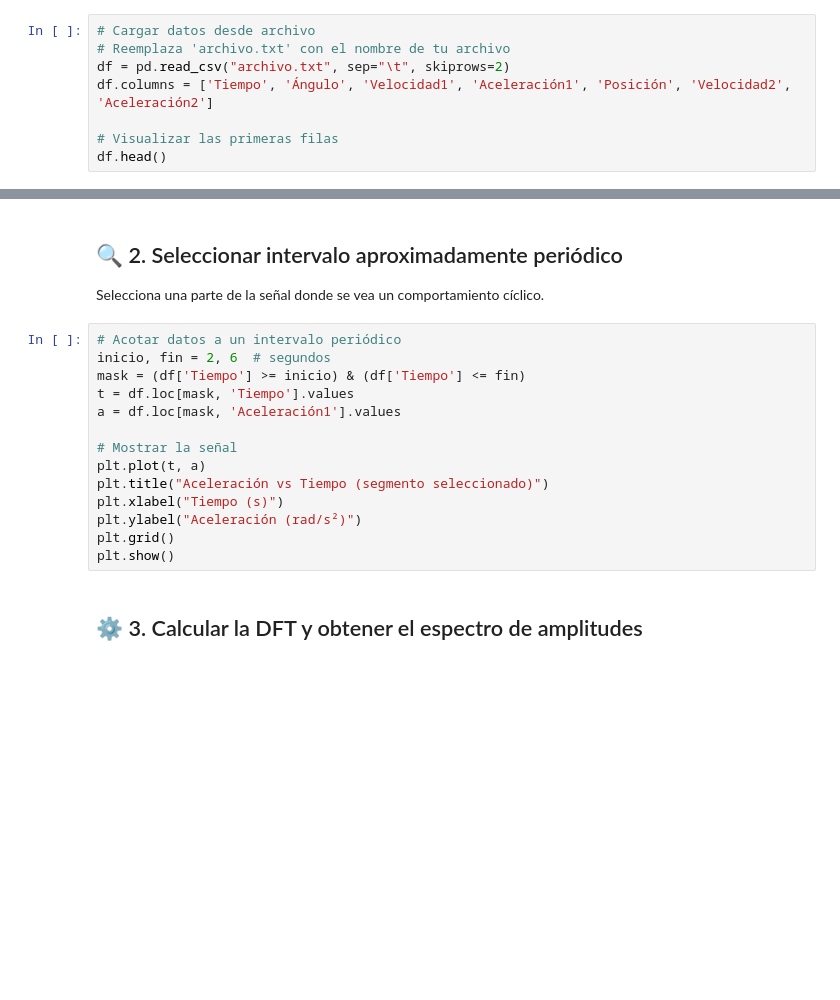
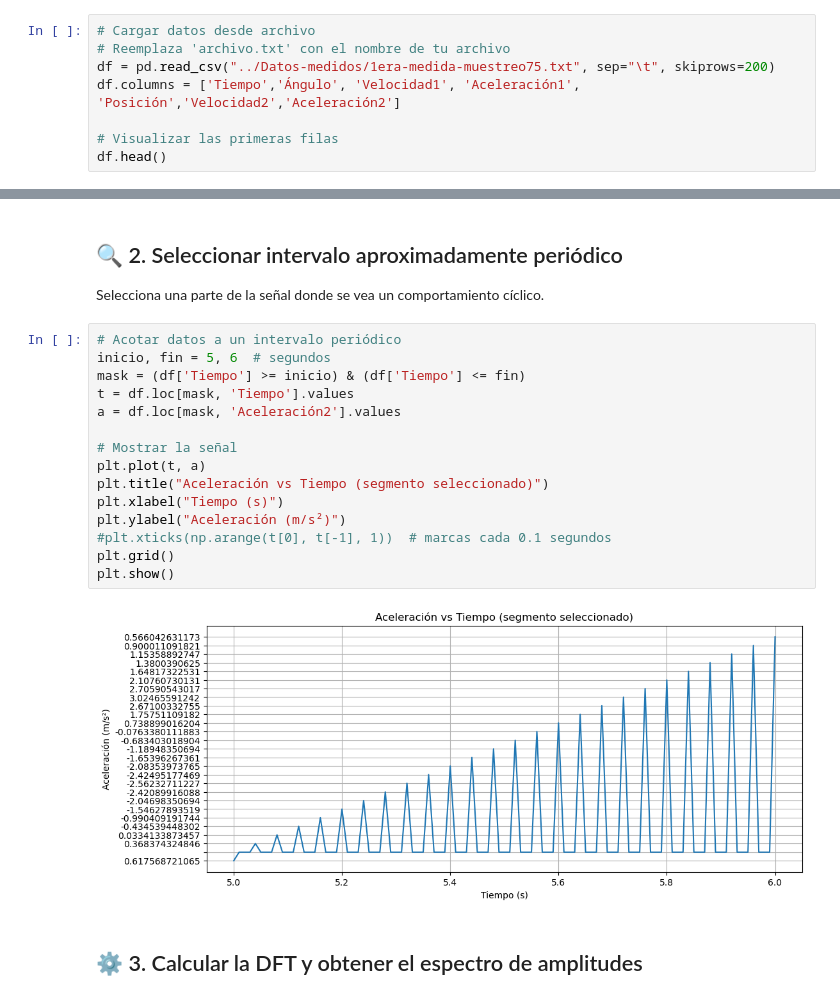
Before and after one commit to alonso121198/DFT-UTEC, a Jupyter notebook: plantilla_analisis_espectral.ipynb, the cells around one changed output, grey strips where cells are left out. Saved outputs shown, nothing was run; the diff lists cells and outputs as text; blank space fills up the shorter version.

```diff
--- a/plantilla_analisis_espectral.ipynb
+++ b/plantilla_analisis_espectral.ipynb
@@ -22,8 +22,8 @@ Modifica esta celda para que apunte a tu archivo de datos con columnas de tiempo
 # %%
 # Cargar datos desde archivo
 # Reemplaza 'archivo.txt' con el nombre de tu archivo
-df = pd.read_csv("archivo.txt", sep="\t", skiprows=2)
-df.columns = ['Tiempo', 'Ángulo', 'Velocidad1', 'Aceleración1', 'Posición', 'Velocidad2', 'Aceleración2']
+df = pd.read_csv("../Datos-medidos/1era-medida-muestreo75.txt", sep="\t", skiprows=200)
+df.columns = ['Tiempo','Ángulo', 'Velocidad1', 'Aceleración1', 'Posición','Velocidad2','Aceleración2']
 
 # Visualizar las primeras filas
 df.head()
@@ -32,18 +39,21 @@ df.head()
 Selecciona una parte de la señal donde se vea un comportamiento cíclico.
 # %%
 # Acotar datos a un intervalo periódico
-inicio, fin = 2, 6  # segundos
+inicio, fin = 5, 6  # segundos
 mask = (df['Tiempo'] >= inicio) & (df['Tiempo'] <= fin)
 t = df.loc[mask, 'Tiempo'].values
-a = df.loc[mask, 'Aceleración1'].values
+a = df.loc[mask, 'Aceleración2'].values
 
 # Mostrar la señal
 plt.plot(t, a)
 plt.title("Aceleración vs Tiempo (segmento seleccionado)")
 plt.xlabel("Tiempo (s)")
-plt.ylabel("Aceleración (rad/s²)")
+plt.ylabel("Aceleración (m/s²)")
+#plt.xticks(np.arange(t[0], t[-1], 1))  # marcas cada 0.1 segundos
 plt.grid()
 plt.show()
+# %% [output]
+[figure, added]
 # %% [markdown]
 ## ⚙️ 3. Calcular la DFT y obtener el espectro de amplitudes
 # %%
```
Also changed, not shown: parts of 6 cells of this notebook, 2 other files.
